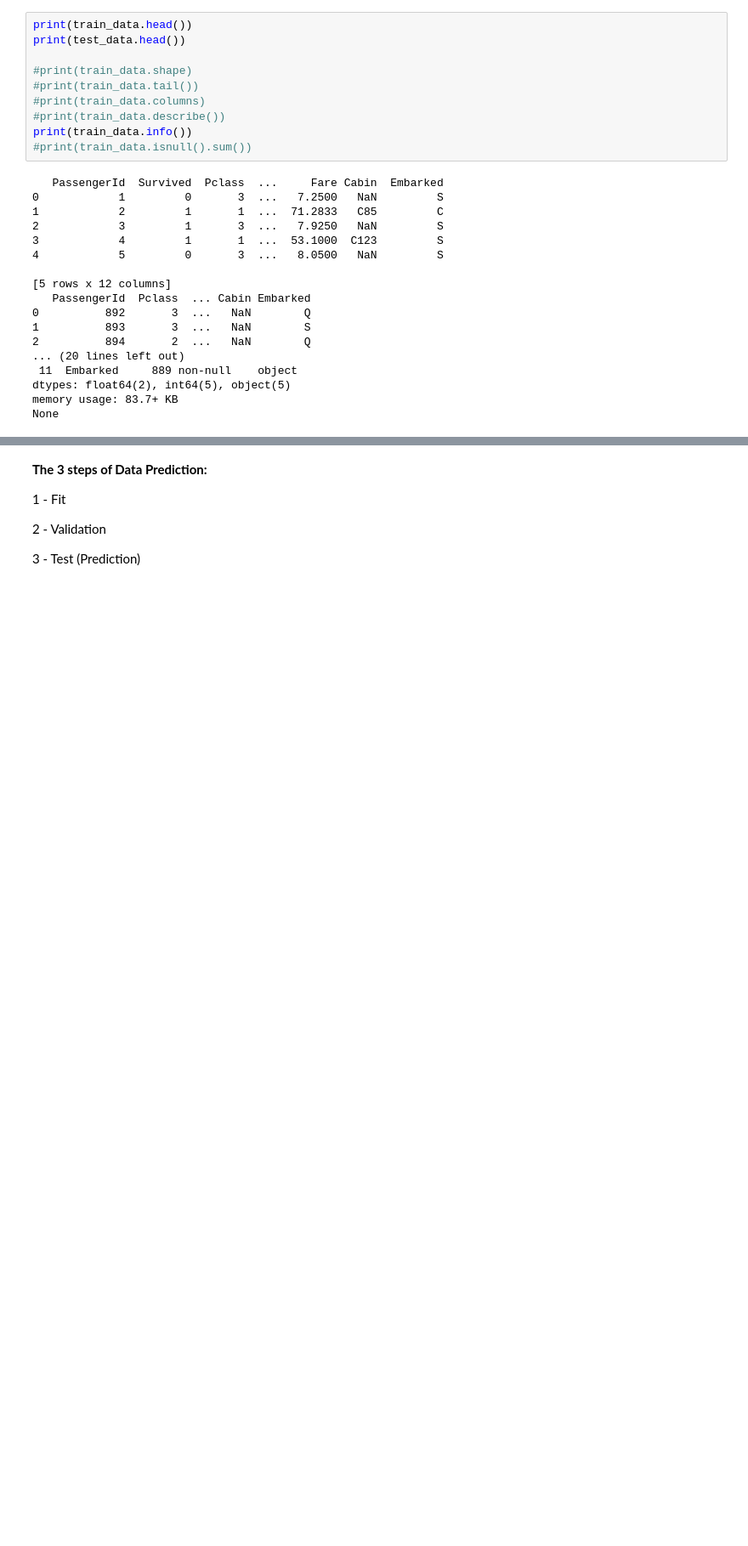
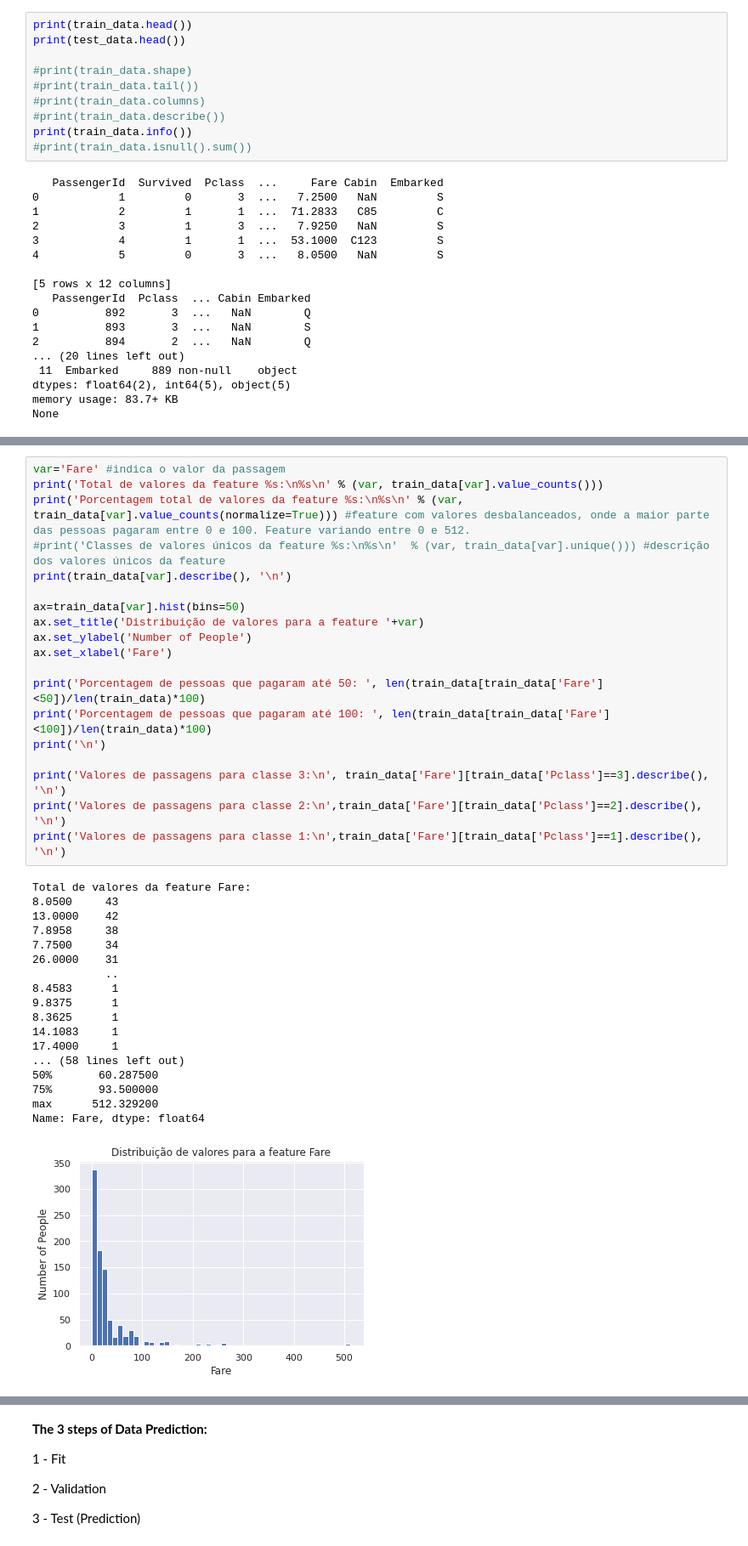
Before and after one commit to llcorrea/titanic_competition, a Jupyter notebook: Titanic_comp.ipynb, the cells around one changed output, grey strips where cells are left out. Shown: that part at 85% size. Saved outputs shown, nothing was run; the diff lists cells and outputs as text; blank space fills up the shorter version.

```diff
--- a/Titanic_comp.ipynb
+++ b/Titanic_comp.ipynb
@@ -477,0 +289,38 @@ features = ['Sex_bin', 'Age', 'Pclass', 'SibSp', 'Parch', 'Fare', 'Embarked_S',
+# %%
+var='Fare' #indica o valor da passagem
+print('Total de valores da feature %s:\n%s\n' % (var, train_data[var].value_counts()))
+print('Porcentagem total de valores da feature %s:\n%s\n' % (var, train_data[var].value_counts(normalize=True))) #feature com valores desbalanceados, onde a maior parte das pessoas pagaram entre 0 e 100. Feature variando entre 0 e 512.
+#print('Classes de valores únicos da feature %s:\n%s\n'  % (var, train_data[var].unique())) #descrição dos valores únicos da feature
+print(train_data[var].describe(), '\n')
+
+ax=train_data[var].hist(bins=50)
+ax.set_title('Distribuição de valores para a feature '+var)
+ax.set_ylabel('Number of People')
+ax.set_xlabel('Fare')
+
+print('Porcentagem de pessoas que pagaram até 50: ', len(train_data[train_data['Fare']<50])/len(train_data)*100)
+print('Porcentagem de pessoas que pagaram até 100: ', len(train_data[train_data['Fare']<100])/len(train_data)*100)
+print('\n')
+
+print('Valores de passagens para classe 3:\n', train_data['Fare'][train_data['Pclass']==3].describe(), '\n')
+print('Valores de passagens para classe 2:\n',train_data['Fare'][train_data['Pclass']==2].describe(), '\n')
+print('Valores de passagens para classe 1:\n',train_data['Fare'][train_data['Pclass']==1].describe(), '\n')
+# %% [output]
+Total de valores da feature Fare:
+8.0500     43
+13.0000    42
+7.8958     38
+7.7500     34
+26.0000    31
+           ..
+8.4583      1
+9.8375      1
+8.3625      1
+14.1083     1
+17.4000     1
+... (58 lines left out)
+50%       60.287500
+75%       93.500000
+max      512.329200
+Name: Fare, dtype: float64
+[figure, added]
```
Also changed, not shown: parts of 68 cells of this notebook.
